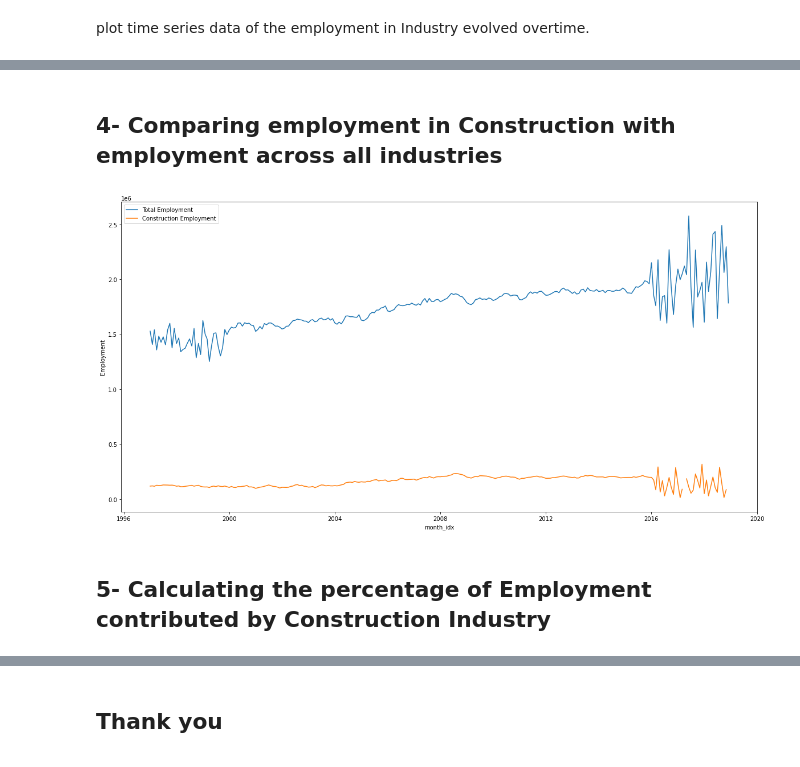
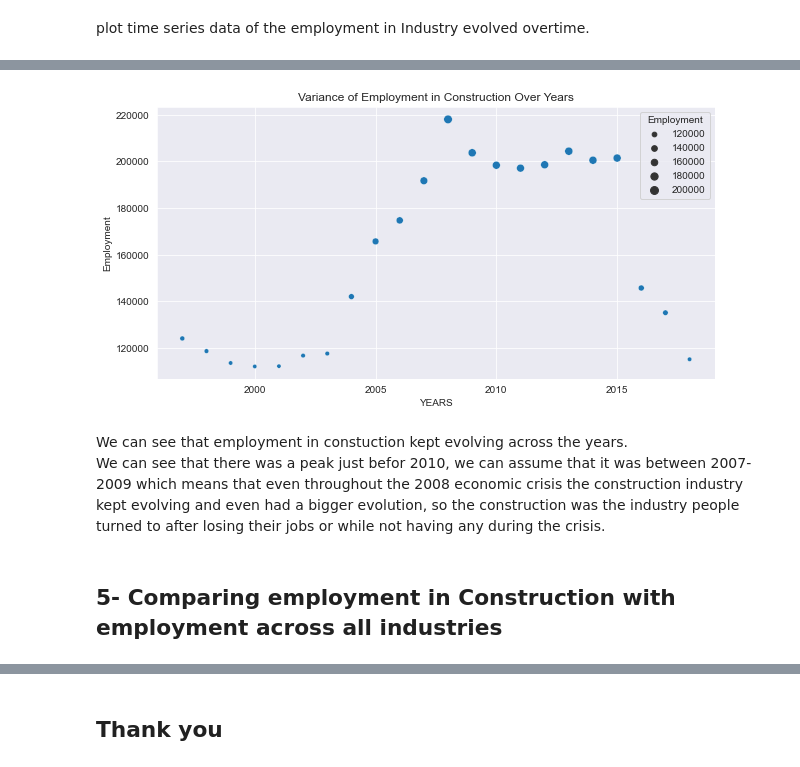
Before and after one commit to geehaad/Time-Series-Analysis-of-NAICS, a Jupyter notebook: Time Series Analysis of NAICS.ipynb, the cells around one changed output, grey strips where cells are left out. Drawn from its saved outputs; the diff is of its cells as text; code cells hidden in the pictures.

```diff
--- a/Time Series Analysis of NAICS.ipynb
+++ b/Time Series Analysis of NAICS.ipynb
@@ -548,0 +542,4 @@ Text(0, 0.5, 'Employment')
+# %%
+#construction over yearsconstruction_
+construction_df= output_df[output_df["LMO_Detailed_Industry"] == "Construction"]
+construction_year= pd.DataFrame(construction_df.groupby('SYEAR')['Employment'].mean())
@@ -549,15 +562,17 @@ Text(0, 0.5, 'Employment')
+# %%
+#scatterplot
+sns.set_style('darkgrid')
+plt.figure(figsize=(10,5))
+sns.scatterplot(x=construction_year.index, y='Employment',data=construction_year,size='Employment')
+plt.title('Variance of Employment in Construction Over Years')
+plt.xlabel('YEARS')
+plt.ylabel('Employment')
+plt.show()
+# %% [output]
+[figure, added]
+# %% [markdown]
+We can see that employment in constuction kept evolving across the years. <br>
+We can see that there was a peak just befor 2010, we can assume that it was between 2007-2009 which means that even throughout the 2008 economic crisis the construction industry kept evolving and even had a bigger evolution,
+so the construction was the industry people turned to after losing their jobs or while not having any during the crisis.
 # %% [markdown]
-## 4- Comparing employment in Construction with employment across all industries
+## 5- Comparing employment in Construction with employment across all industries
-# %%
-total_employment_summary = month_wise_emp.groupby("month_idx")["Employment"].sum()
-total_employment_summary = total_employment_summary.reset_index()
-# total_employment_summary.head()
-plt.figure(figsize=(20,10))
-sns.lineplot(x="month_idx", y="Employment", data=total_employment_summary, label="Total Employment")
-sns.lineplot(x="month_idx", y="Employment", data=construction, label="Construction Employment")
-plt.title("")
-plt.show()
-# %% [output]
-[figure, removed]
-# %% [markdown]
-## 5- Calculating the percentage of Employment contributed by Construction Industry
```
Also changed, not shown: parts of 33 cells of this notebook.
